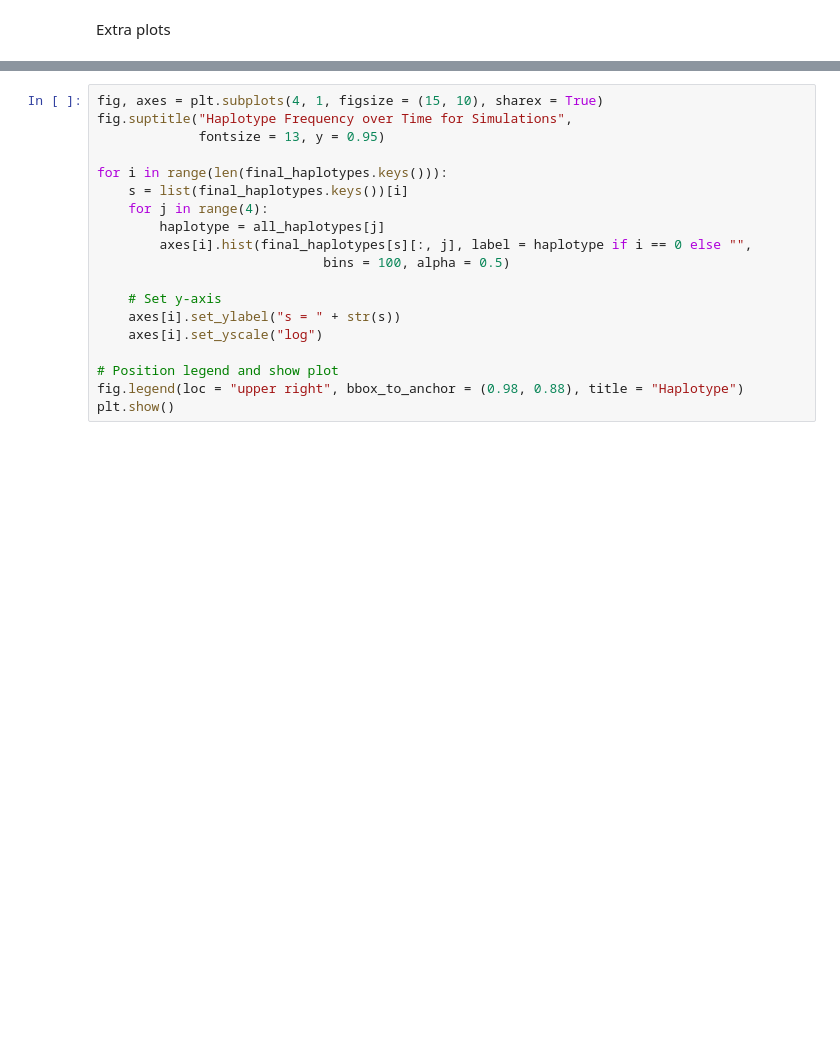
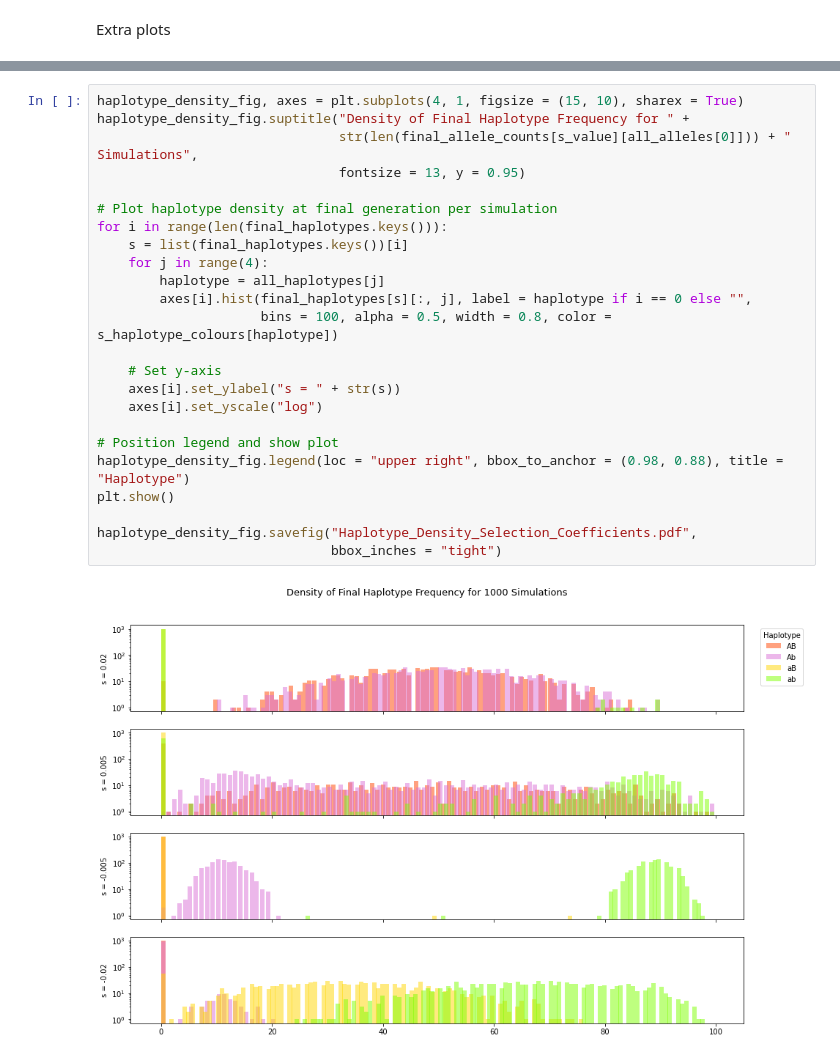
Before and after one commit to TomMakesThings/Wright-Fisher-Simulator, a Jupyter notebook: WrightFisher.ipynb, the cells around one changed output, grey strips where cells are left out. Saved outputs shown, nothing was run; the diff lists cells and outputs as text; blank space fills up the shorter version.

```diff
--- a/WrightFisher.ipynb
+++ b/WrightFisher.ipynb
@@ -885,19 +920,26 @@ plt.show()
 # %%
-fig, axes = plt.subplots(4, 1, figsize = (15, 10), sharex = True)
-fig.suptitle("Haplotype Frequency over Time for Simulations",
-             fontsize = 13, y = 0.95)
+haplotype_density_fig, axes = plt.subplots(4, 1, figsize = (15, 10), sharex = True)
+haplotype_density_fig.suptitle("Density of Final Haplotype Frequency for " +
+                               str(len(final_allele_counts[s_value][all_alleles[0]])) + " Simulations",
+                               fontsize = 13, y = 0.95)
 
+# Plot haplotype density at final generation per simulation
 for i in range(len(final_haplotypes.keys())):
     s = list(final_haplotypes.keys())[i]
     for j in range(4):
         haplotype = all_haplotypes[j]
         axes[i].hist(final_haplotypes[s][:, j], label = haplotype if i == 0 else "",
-                             bins = 100, alpha = 0.5)
+                     bins = 100, alpha = 0.5, width = 0.8, color = s_haplotype_colours[haplotype])
 
     # Set y-axis
     axes[i].set_ylabel("s = " + str(s))
     axes[i].set_yscale("log")
 
 # Position legend and show plot
-fig.legend(loc = "upper right", bbox_to_anchor = (0.98, 0.88), title = "Haplotype")
+haplotype_density_fig.legend(loc = "upper right", bbox_to_anchor = (0.98, 0.88), title = "Haplotype")
 plt.show()
+
+haplotype_density_fig.savefig("Haplotype_Density_Selection_Coefficients.pdf",
+                              bbox_inches = "tight")
+# %% [output]
+[figure, added]
```
Also changed, not shown: parts of 9 cells of this notebook, 12 other files.
